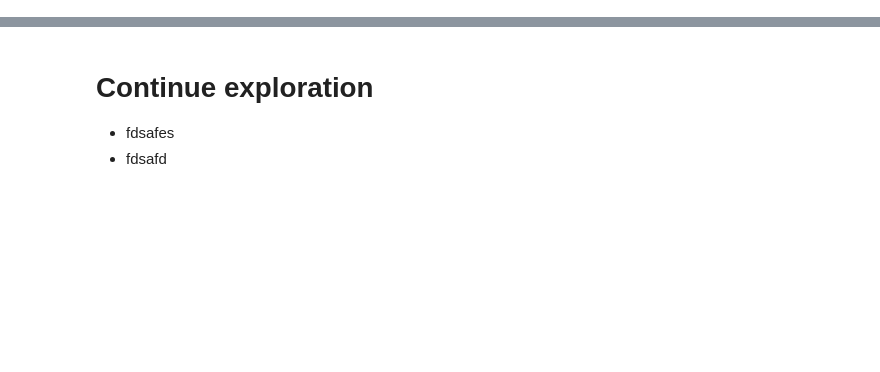
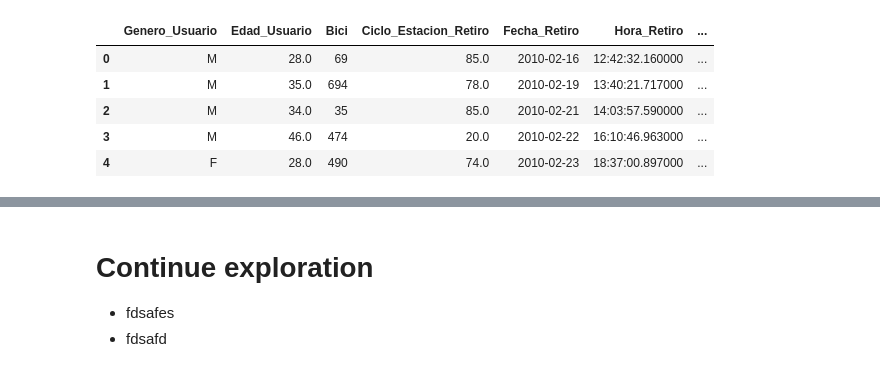
Before and after one commit to mgeffroy/P2-Ecobici_insights_and_recommendations, a Jupyter notebook: Resources/Data/Dataset_data_exploration.ipynb, the cells around one changed output, grey strips where cells are left out. Drawn from its saved outputs; the diff is of its cells as text; code cells hidden in the pictures; blank space fills up the shorter version.

```diff
--- a/Resources/Data/Dataset_data_exploration.ipynb
+++ b/Resources/Data/Dataset_data_exploration.ipynb
@@ -39,12 +20,0 @@ memory usage: 48.5+ MB
-# %%
-# Caste date columns as datetime
-
-tic = timeit.default_timer()                            # Monitor performance
-
-ecobici_rides_df['Fecha_Retiro'] = pd.to_datetime(ecobici_rides_df['Fecha_Retiro'])
-ecobici_rides_df['Fecha_Arribo'] = pd.to_datetime(ecobici_rides_df['Fecha_Arribo'])
-
-toc = timeit.default_timer()
-print(f'Processing time (in seconds): {round(toc - tic, 2)}')
-
-ecobici_rides_df
@@ -85,12 +53,13 @@ dtypes: datetime64[ns](2), float64(2), int64(1), object(4)
 memory usage: 53.9+ MB
 # %%
+# Add Retiro_Timestamp column
+
 tic = timeit.default_timer()                            # Monitor performance
 
-ecobici_rides_df_test['Hora_Retiro'] = pd.to_datetime(ecobici_rides_df_test['Hora_Retiro']).dt.time
-ecobici_rides_df_test['Hora_Arribo'] = pd.to_datetime(ecobici_rides_df_test['Hora_Arribo']).dt.time
+ecobici_rides_df_test["Retiro_Timestamp"] = np.nan
 
 toc = timeit.default_timer()                            # Monitor performance
-print(f'Time (in seconds) to process data: {round(toc - tic, 2)}')
+print(f'Time (in seconds) to add column {round(toc - tic, 2)}')
 
 ecobici_rides_df_test
 # %% [output]
@@ -178,0 +159,10 @@ ERROR: ROW 2 DROPPED
+# %%
+ecobici_rides_df_test['Duration'] = ecobici_rides_df_test['Arribo_Timestamp'] - ecobici_rides_df_test['Retiro_Timestamp']
+ecobici_rides_df_test.head()
+# %% [output]
+|  | Genero_Usuario | Edad_Usuario | Bici | Ciclo_Estacion_Retiro | Fecha_Retiro | Hora_Retiro | ... |
+| 0 | M | 28.0 | 69 | 85.0 | 2010-02-16 | 12:42:32.160000 | ... |
+| 1 | M | 35.0 | 694 | 78.0 | 2010-02-19 | 13:40:21.717000 | ... |
+| 2 | M | 34.0 | 35 | 85.0 | 2010-02-21 | 14:03:57.590000 | ... |
+| 3 | M | 46.0 | 474 | 20.0 | 2010-02-22 | 16:10:46.963000 | ... |
+| 4 | F | 28.0 | 490 | 74.0 | 2010-02-23 | 18:37:00.897000 | ... |
```
Also changed, not shown: parts of 16 cells of this notebook, 2 other files.
